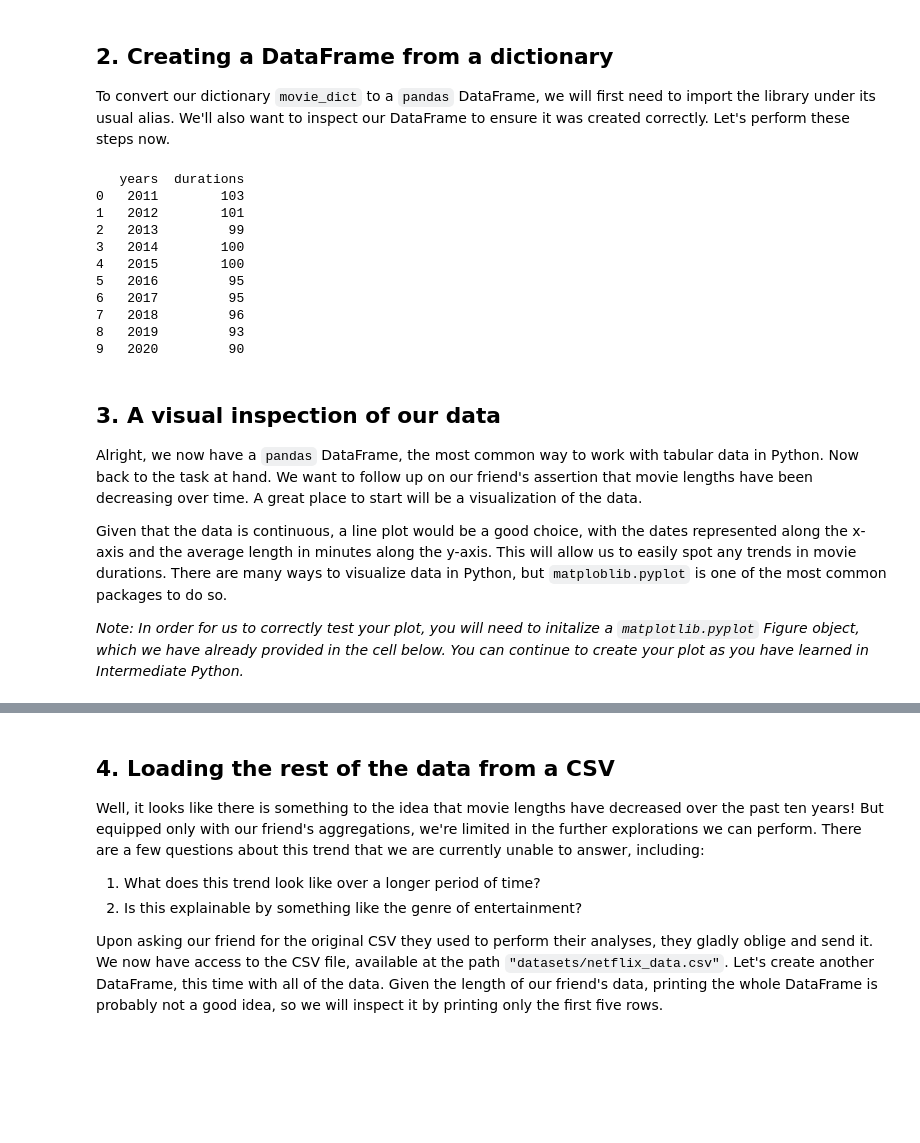
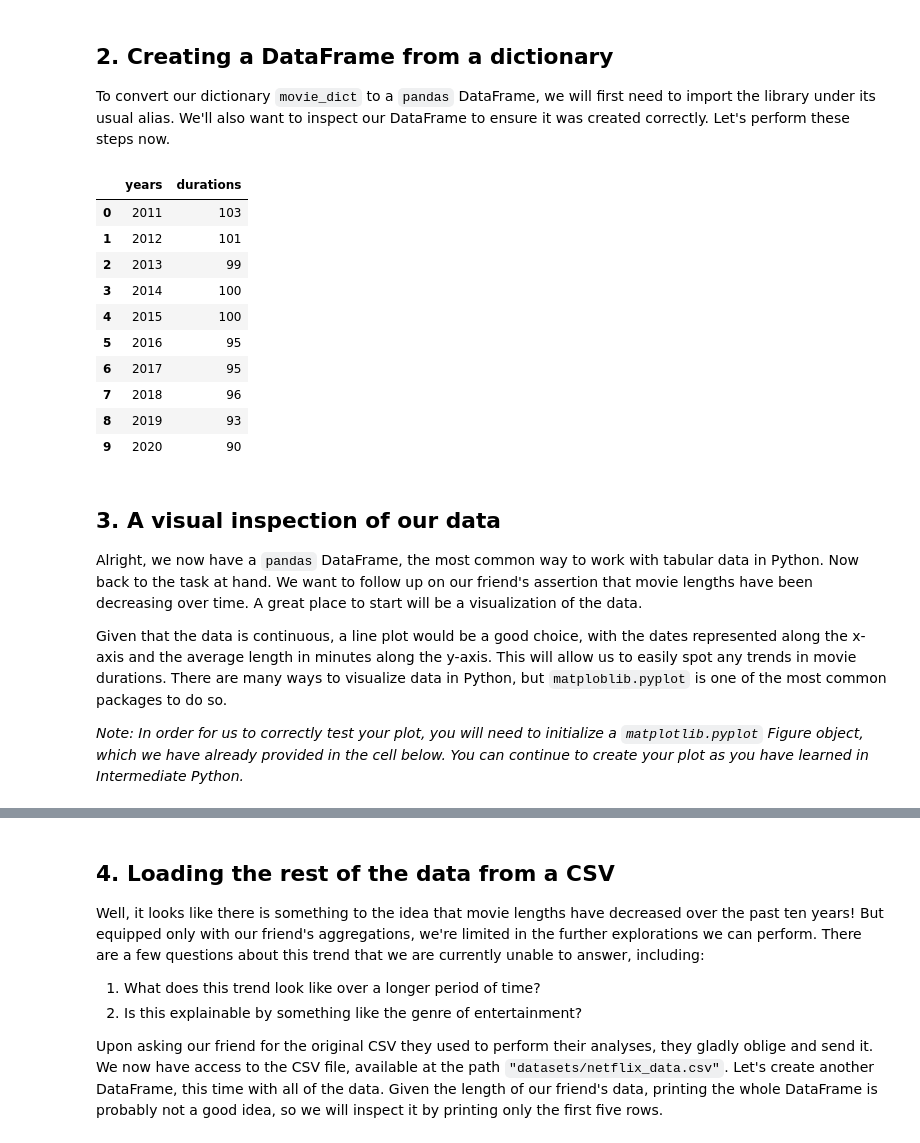
Before and after one commit to LarryEze/Python-R-Projects, a Jupyter notebook: Python/Investigating Netflix Movies and Guest Stars in The Office/notebook.ipynb, the cells around one changed output, grey strips where cells are left out. Saved outputs shown, nothing was run; the diff lists cells and outputs as text; code cells hidden in the pictures; blank space fills up the shorter version.

```diff
--- a/Python/Investigating Netflix Movies and Guest Stars in The Office/notebook.ipynb
+++ b/Python/Investigating Netflix Movies and Guest Stars in The Office/notebook.ipynb
@@ -23,29 +24,29 @@ print(movie_dict)
 # %%
 # Import pandas under its usual alias
 import pandas as pd
 
 # Create a DataFrame from the dictionary
 durations_df = pd.DataFrame(movie_dict)
 
 # Print the DataFrame
-print(durations_df)
+durations_df
 # %% [output]
-   years  durations
-0   2011        103
-1   2012        101
-2   2013         99
-3   2014        100
-4   2015        100
-5   2016         95
-6   2017         95
-7   2018         96
-8   2019         93
-9   2020         90
+|  | years | durations |
+| 0 | 2011 | 103 |
+| 1 | 2012 | 101 |
+| 2 | 2013 | 99 |
+| 3 | 2014 | 100 |
+| 4 | 2015 | 100 |
+| 5 | 2016 | 95 |
+| 6 | 2017 | 95 |
+| 7 | 2018 | 96 |
+| 8 | 2019 | 93 |
+| 9 | 2020 | 90 |
 # %% [markdown]
 ## 3. A visual inspection of our data
 <p>Alright, we now have a <code>pandas</code> DataFrame, the most common way to work with tabular data in Python. Now back to the task at hand. We want to follow up on our friend's assertion that movie lengths have been decreasing over time. A great place to start will be a visualization of the data.</p>
 <p>Given that the data is continuous, a line plot would be a good choice, with the dates represented along the x-axis and the average length in minutes along the y-axis. This will allow us to easily spot any trends in movie durations. There are many ways to visualize data in Python, but <code>matploblib.pyplot</code> is one of the most common packages to do so.</p>
-<p><em>Note: In order for us to correctly test your plot, you will need to initalize a <code>matplotlib.pyplot</code> Figure object, which we have already provided in the cell below. You can continue to create your plot as you have learned in Intermediate Python.</em></p>
+<p><em>Note: In order for us to correctly test your plot, you will need to initialize a <code>matplotlib.pyplot</code> Figure object, which we have already provided in the cell below. You can continue to create your plot as you have learned in Intermediate Python.</em></p>
 # %%
 # Import matplotlib.pyplot under its usual alias and create a figure
 import matplotlib.pyplot as plt
```
Also changed, not shown: parts of 8 cells of this notebook.
